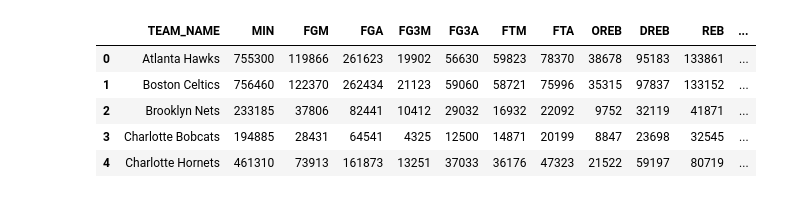
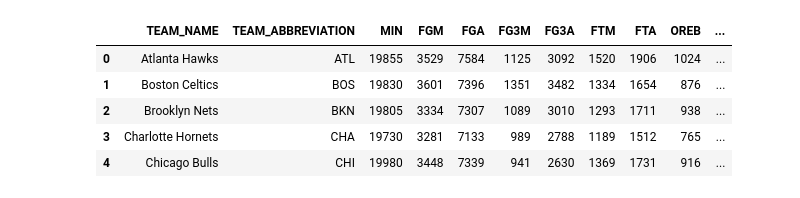
Before and after one commit to rhishabh723/analytics_scripts, a Jupyter notebook: NBA_Scripts/Team Stats and Box Scores/NBA Team Box Scores All.ipynb, the cells around one changed output. Cells and saved outputs as stored; diff of their text form; code cells hidden in the pictures.

```diff
--- a/NBA_Scripts/Team Stats and Box Scores/NBA Team Box Scores All.ipynb
+++ b/NBA_Scripts/Team Stats and Box Scores/NBA Team Box Scores All.ipynb
@@ -20,11 +20,11 @@ project_id = "perceptive-ivy-290216"
 df_bq_reg_season = pandas_gbq.read_gbq(query, project_id=project_id, dialect='standard')
 # %%
 #USE FOR ALL TIME DATA
-df_bq2=df_bq_reg_season.copy()
+# df_bq2=df_bq_reg_season.copy()
 
 #USE FOR SINGLE SEASON PLOTS
-# current_year="2023-24"
-# df_bq2=df_bq_reg_season[df_bq_reg_season["Season"]==current_year].copy()
+current_year="2023-24"
+df_bq2=df_bq_reg_season[df_bq_reg_season["Season"]==current_year].copy()
 
 df_bq2=df_bq2.fillna(0)
 df_bq2.head()
@@ -38,3 +106,6 @@ df_bq2.head()
+# %%
+df_bq2['color'] = df_bq2['TEAM_ABBREVIATION'].apply(team_color)
+team_color_dict=dict(zip(df_bq2['TEAM_ABBREVIATION'], df_bq2['color']))
 # %%
 df_bq2['FGMX']=df_bq2['FGA']-df_bq2['FGM']
 df_bq2['FG3MX']=df_bq2['FG3A']-df_bq2['FG3M']
@@ -68,21 +139,21 @@ df_bq2['Total FTA'] = df_bq2.sort_values("GAME_DATE").groupby(['TEAM_NAME'])['FT
 df_bq2['Total MIN'] = df_bq2.sort_values("GAME_DATE").groupby(['TEAM_NAME'])['MIN'].cumsum()
 # %%
 #Get Totals For Each Category
-df_totals=pd.DataFrame(df_bq2.groupby(by=['TEAM_NAME'])[['MIN', 'FGM',
+df_totals=pd.DataFrame(df_bq2.groupby(by=['TEAM_NAME','TEAM_ABBREVIATION'])[['MIN', 'FGM',
        'FGA', 'FG3M', 'FG3A', 'FTM', 'FTA','OREB', 'DREB', 'REB', 'AST',
        'STL', 'BLK', 'TOV', 'PF', 'PTS','PLUS_MINUS','FGMX','FG3MX','FG2M','FG2A']].sum()).reset_index()
 #Get Game Counts for Each Player
 df_count=pd.DataFrame(df_bq2.groupby(by=['TEAM_NAME'])[["GAME_ID"]].count()).reset_index()
 df_count.columns=["TEAM_NAME","GP"]
 df_totals=df_totals.merge(df_count, left_on=["TEAM_NAME"],right_on=["TEAM_NAME"])
 df_totals.head()
 # %% [output]
-|  | TEAM_NAME | MIN | FGM | FGA | FG3M | FG3A | FTM | FTA | OREB | DREB | REB | ... |
-| 0 | Atlanta Hawks | 755300 | 119866 | 261623 | 19902 | 56630 | 59823 | 78370 | 38678 | 95183 | 133861 | ... |
-| 1 | Boston Celtics | 756460 | 122370 | 262434 | 21123 | 59060 | 58721 | 75996 | 35315 | 97837 | 133152 | ... |
-| 2 | Brooklyn Nets | 233185 | 37806 | 82441 | 10412 | 29032 | 16932 | 22092 | 9752 | 32119 | 41871 | ... |
-| 3 | Charlotte Bobcats | 194885 | 28431 | 64541 | 4325 | 12500 | 14871 | 20199 | 8847 | 23698 | 32545 | ... |
-| 4 | Charlotte Hornets | 461310 | 73913 | 161873 | 13251 | 37033 | 36176 | 47323 | 21522 | 59197 | 80719 | ... |
+|  | TEAM_NAME | TEAM_ABBREVIATION | MIN | FGM | FGA | FG3M | FG3A | FTM | FTA | OREB | ... |
+| 0 | Atlanta Hawks | ATL | 19855 | 3529 | 7584 | 1125 | 3092 | 1520 | 1906 | 1024 | ... |
+| 1 | Boston Celtics | BOS | 19830 | 3601 | 7396 | 1351 | 3482 | 1334 | 1654 | 876 | ... |
+| 2 | Brooklyn Nets | BKN | 19805 | 3334 | 7307 | 1089 | 3010 | 1293 | 1711 | 938 | ... |
+| 3 | Charlotte Hornets | CHA | 19730 | 3281 | 7133 | 989 | 2788 | 1189 | 1512 | 765 | ... |
+| 4 | Chicago Bulls | CHI | 19980 | 3448 | 7339 | 941 | 2630 | 1369 | 1731 | 916 | ... |
 # %%
 #Add additional columns
 df_totals['FG_PCT']=df_totals['FGM']/df_totals['FGA']
```
Also changed, not shown: parts of 20 cells of this notebook, 38 other files.
